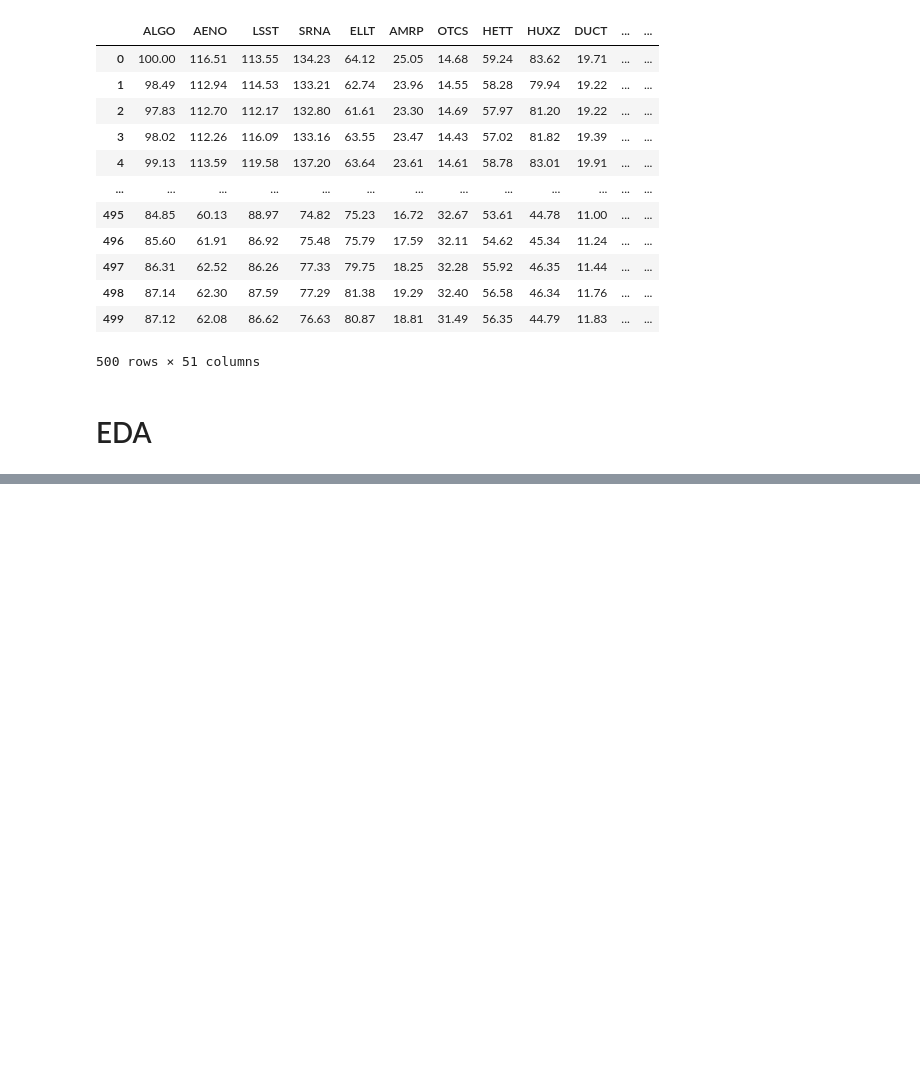
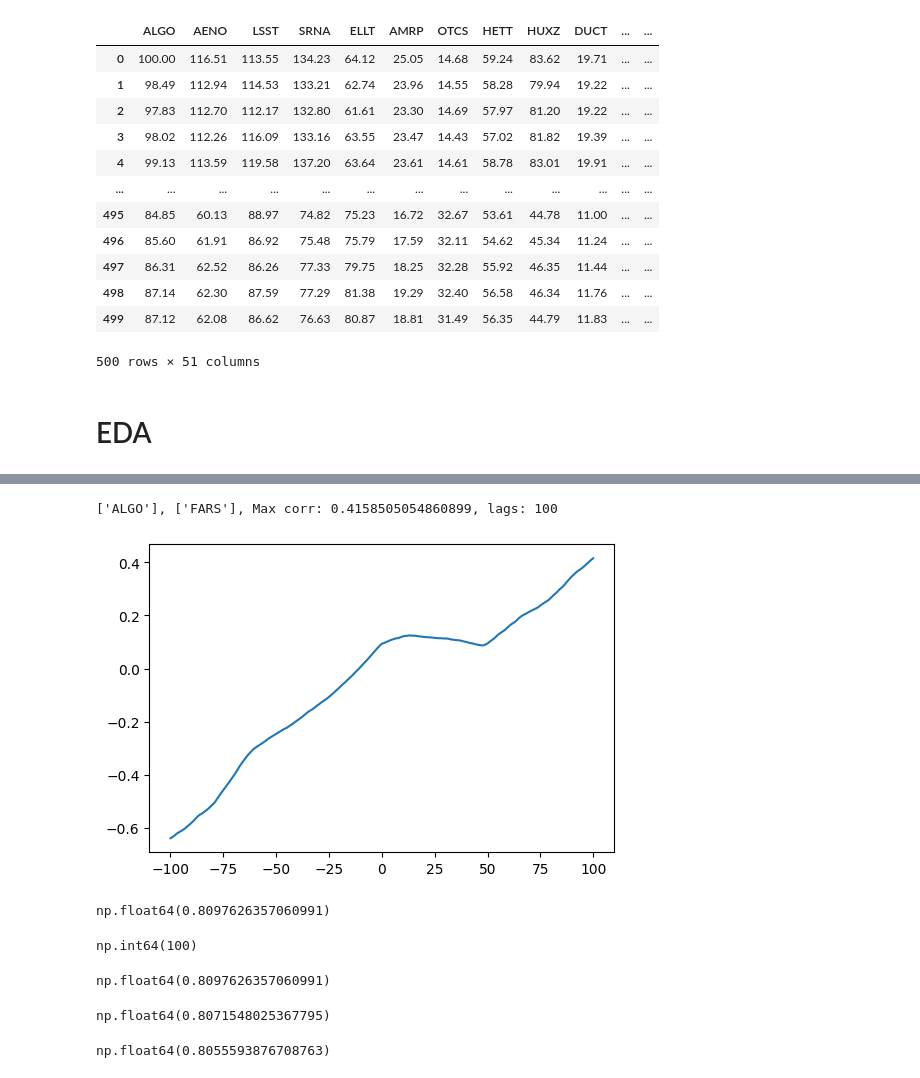
Before and after one commit to kvngu0/algothon2026_AlphaLeak, a Jupyter notebook: Test1.ipynb, the cells around one changed output, grey strips where cells are left out. Drawn from its saved outputs; the diff is of its cells as text; code cells hidden in the pictures; blank space fills up the shorter version.

```diff
--- a/Test1.ipynb
+++ b/Test1.ipynb
@@ -2,6 +2,18 @@
 import pandas as pd
 import numpy as np
 import matplotlib.pyplot as plt
+# %%
+#Helper functions
+
+# Make Quick Graph
+def plot_graph(x, y, title="", xlabel="", ylabel=""):
+    plt.figure(figsize=(6, 4))
+    plt.plot(x, y, linestyle="-")
+
+    plt.title(title)
+    plt.ylabel(ylabel)
+    plt.xlabel(xlabel)
+    plt.show()
 # %%
 # import prices.txt data
 data_path = 'prices.txt'
@@ -67,0 +139,40 @@ plt.show()
+# %%
+asset_1 = asset_list[0]
+asset_2 = 'FARS'
+
+t1 = df[asset_1]
+t2 = df[asset_2]
+
+t1_norm = (t1 - t1.mean()) / t1.std()
+t2_norm = (t2 - t2.mean()) / t2.std()
+
+lags = np.arange(-100, 101)
+cross_corr = [t1_norm.corr(t2_norm.shift(lag)) for lag in lags]
+
+print(f"['{asset_1}'], ['{asset_2}'], Max corr: {max(cross_corr)}, lags: {lags[np.argmax(cross_corr)]}")
+# %% [output]
+['ALGO'], ['FARS'], Max corr: 0.4158505054860899, lags: 100
+# %%
+plot_graph(lags, cross_corr)
+# %% [output]
+[figure, added]
+# %%
+max(cross_corr)
+# %% [output]
+np.float64(0.8097626357060991)
+# %%
+np.argmax(cross_corr)
+# %% [output]
+np.int64(100)
+# %%
+cross_corr[100]
+# %% [output]
+np.float64(0.8097626357060991)
+# %%
+cross_corr[101]
+# %% [output]
+np.float64(0.8071548025367795)
+# %%
+cross_corr[99]
+# %% [output]
+np.float64(0.8055593876708763)
```
Also changed, not shown: parts of 33 cells of this notebook, 3 other files.
